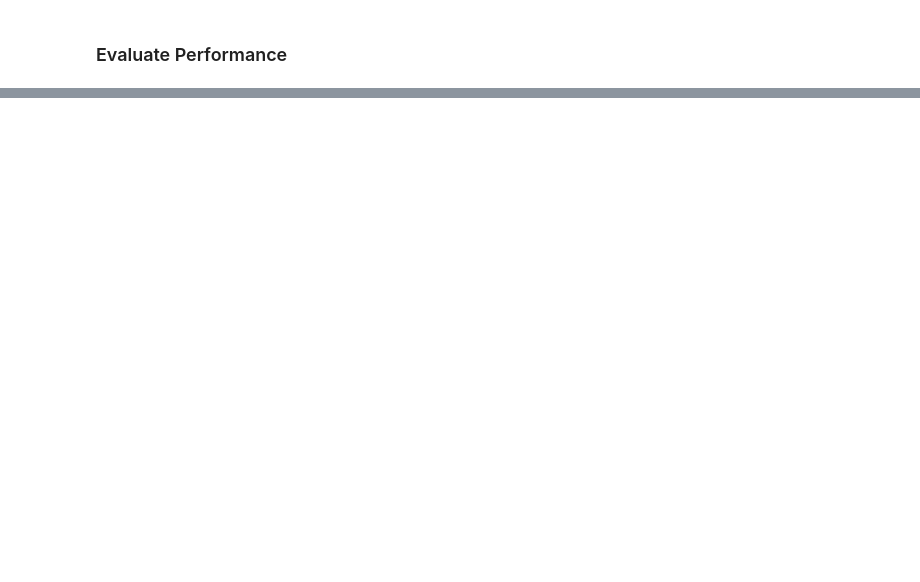
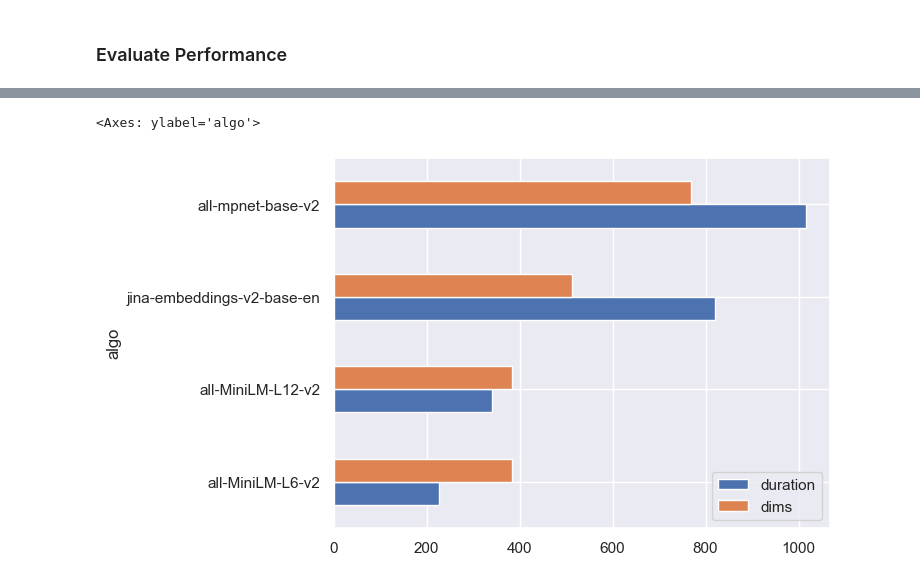
Before and after one commit to pasmith/oenologist, a Jupyter notebook: wine_reviews-sentence_transformers.ipynb, the cells around one changed output, grey strips where cells are left out. Drawn from its saved outputs; the diff is of its cells as text; code cells hidden in the pictures; blank space fills up the shorter version.

```diff
--- a/wine_reviews-sentence_transformers.ipynb
+++ b/wine_reviews-sentence_transformers.ipynb
@@ -257,0 +247,5 @@ timings
+# %%
+perf_df.set_index('algo').sort_values('duration', ascending=True).plot(kind='barh')
+# %% [output]
+<Axes: ylabel='algo'>
+[figure, added]
```
Also changed, not shown: parts of 18 cells of this notebook.
